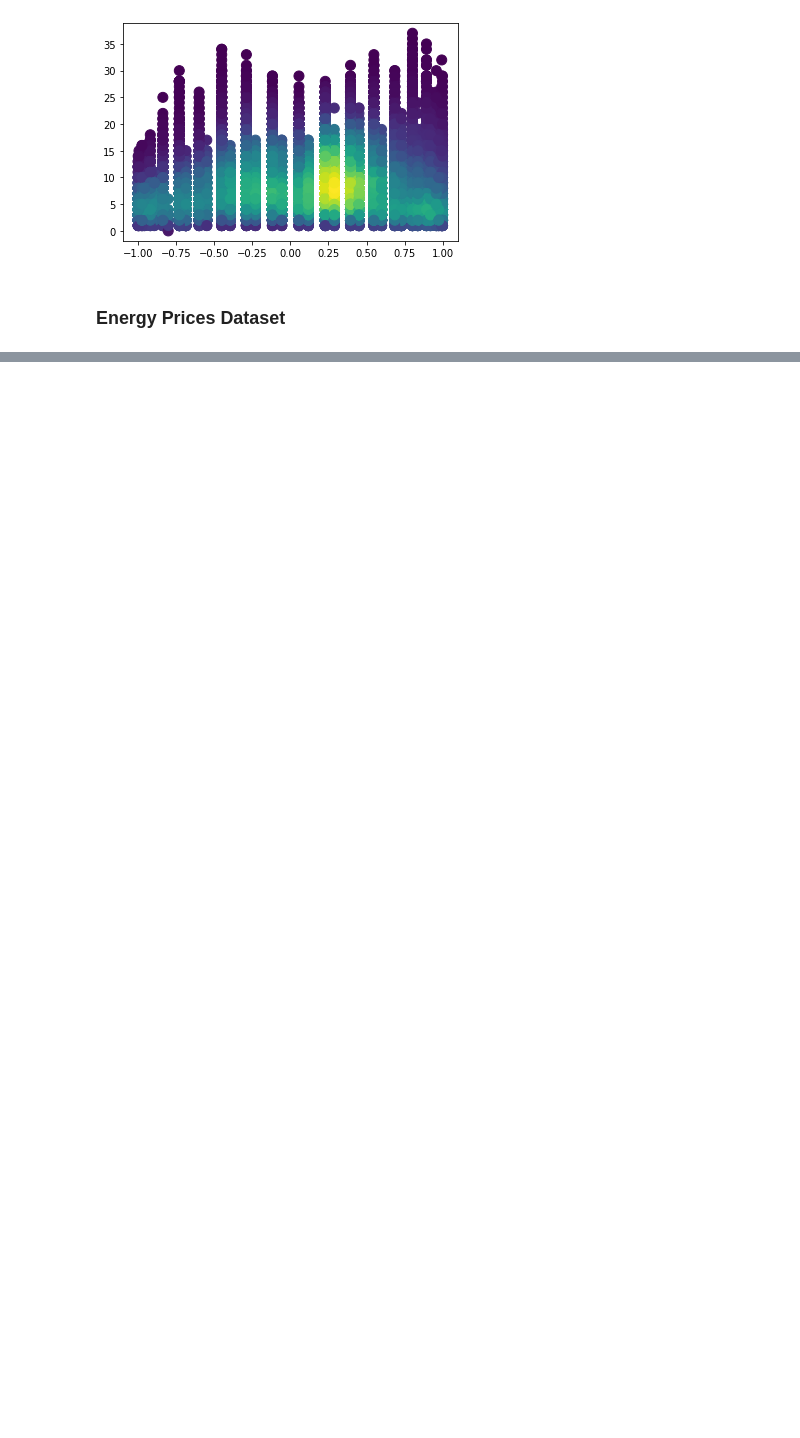
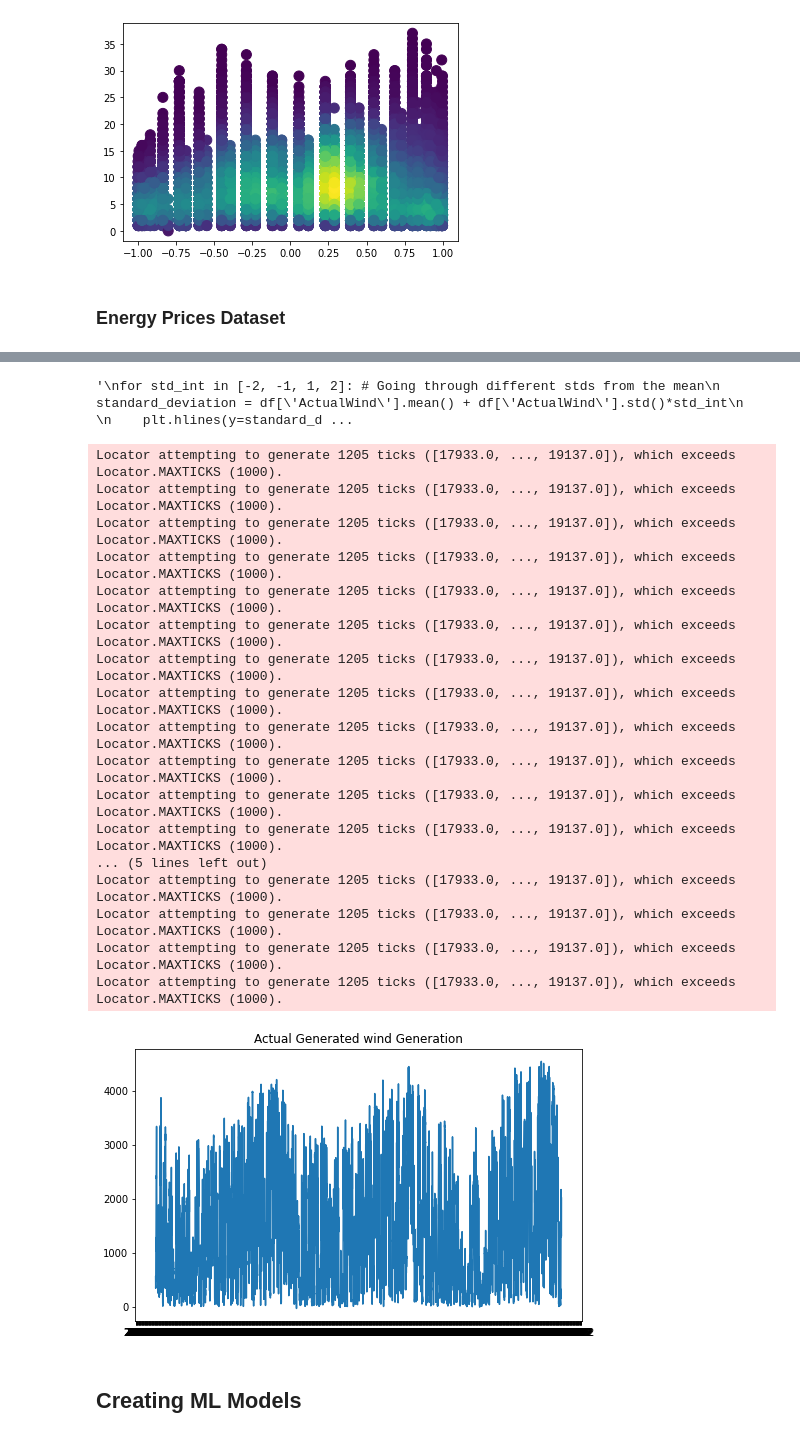
Before and after one commit to kevinTheQuigley/chargeTimeAnalytics, a Jupyter notebook: ChargeTimeAnalyticsNotebook2.ipynb, the cells around one changed output, grey strips where cells are left out. Saved outputs shown, nothing was run; the diff lists cells and outputs as text; code cells hidden in the pictures; blank space fills up the shorter version.

```diff
--- a/ChargeTimeAnalyticsNotebook2.ipynb
+++ b/ChargeTimeAnalyticsNotebook2.ipynb
@@ -1444,0 +1600,53 @@ for std_int in [-2, -1, 1, 2]: # Going through different stds from the mean
+# %%
+import matplotlib.pyplot as plt
+plt.figure(figsize=(8,5))
+plt.title("Actual Generated wind Generation") # Title
+#plt.ylim(-40,40) # Setting y limits
+
+
+y=df['ActualWind']
+x=df['date2']
+
+plt.gca().xaxis.set_major_formatter(mdates.DateFormatter('%m/%d/%Y'))
+plt.gca().xaxis.set_major_locator(mdates.DayLocator())
+#plt.gca().xaxis.set_major_formatter(md.DateFormatter('%dD%H:%M'))
+plt.gca().xaxis.set_major_formatter(md.DateFormatter('%Y'))
+plt.plot(x,y)
+#plt.scatter(x=df['date2'], y=df['ActualWind'], s=1); # Plotting scatter
+
+#plt.hlines(y=df['ActualWind'].mean(), xmin=0, xmax=max(df['ActualWind'])) # Mean
+
+'''
+for std_int in [-2, -1, 1, 2]: # Going through different stds from the mean
+    standard_deviation = df['ActualWind'].mean() + df['ActualWind'].std()*std_int
+
+    plt.hlines(y=standard_deviation,
+               xmin=0,
+               xmax=max(df["ker_temp"]),
+               linestyles='dashed',
+               colors='green'); # 1 std above
+
+    # Giving labels to the lines we just drew
+    plt.text(y=standard_deviation + 2, x=-10, s=std_int, ha='center')'''
+# %% [output]
+'\nfor std_int in [-2, -1, 1, 2]: # Going through different stds from the mean\n    standard_deviation = df[\'ActualWind\'].mean() + df[\'ActualWind\'].std()*std_int\n    \n    plt.hlines(y=standard_d ...
+Locator attempting to generate 1205 ticks ([17933.0, ..., 19137.0]), which exceeds Locator.MAXTICKS (1000).
+Locator attempting to generate 1205 ticks ([17933.0, ..., 19137.0]), which exceeds Locator.MAXTICKS (1000).
+Locator attempting to generate 1205 ticks ([17933.0, ..., 19137.0]), which exceeds Locator.MAXTICKS (1000).
+Locator attempting to generate 1205 ticks ([17933.0, ..., 19137.0]), which exceeds Locator.MAXTICKS (1000).
+Locator attempting to generate 1205 ticks ([17933.0, ..., 19137.0]), which exceeds Locator.MAXTICKS (1000).
+Locator attempting to generate 1205 ticks ([17933.0, ..., 19137.0]), which exceeds Locator.MAXTICKS (1000).
+Locator attempting to generate 1205 ticks ([17933.0, ..., 19137.0]), which exceeds Locator.MAXTICKS (1000).
+Locator attempting to generate 1205 ticks ([17933.0, ..., 19137.0]), which exceeds Locator.MAXTICKS (1000).
+Locator attempting to generate 1205 ticks ([17933.0, ..., 19137.0]), which exceeds Locator.MAXTICKS (1000).
+Locator attempting to generate 1205 ticks ([17933.0, ..., 19137.0]), which exceeds Locator.MAXTICKS (1000).
+Locator attempting to generate 1205 ticks ([17933.0, ..., 19137.0]), which exceeds Locator.MAXTICKS (1000).
+Locator attempting to generate 1205 ticks ([17933.0, ..., 19137.0]), which exceeds Locator.MAXTICKS (1000).
+... (5 lines left out)
+Locator attempting to generate 1205 ticks ([17933.0, ..., 19137.0]), which exceeds Locator.MAXTICKS (1000).
+Locator attempting to generate 1205 ticks ([17933.0, ..., 19137.0]), which exceeds Locator.MAXTICKS (1000).
+Locator attempting to generate 1205 ticks ([17933.0, ..., 19137.0]), which exceeds Locator.MAXTICKS (1000).
+Locator attempting to generate 1205 ticks ([17933.0, ..., 19137.0]), which exceeds Locator.MAXTICKS (1000).
+[figure, added]
+# %% [markdown]
+## Creating ML Models <a name="model"></a>
```
Also changed, not shown: parts of 58 cells of this notebook, 2 other files.
